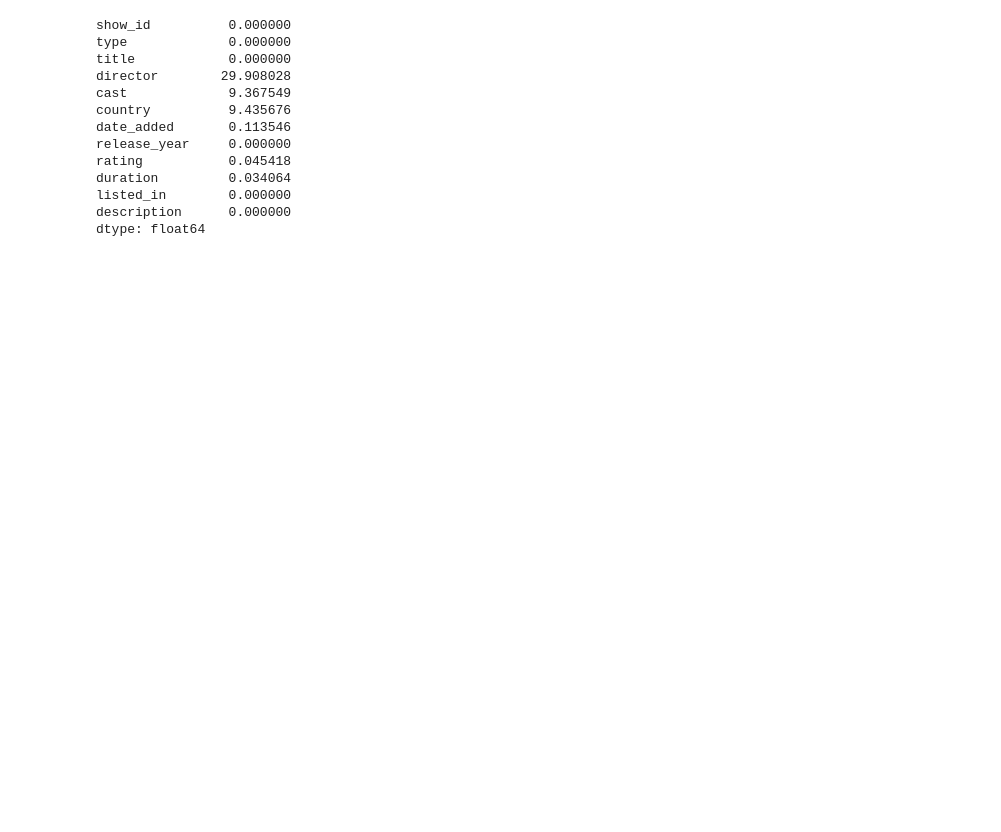
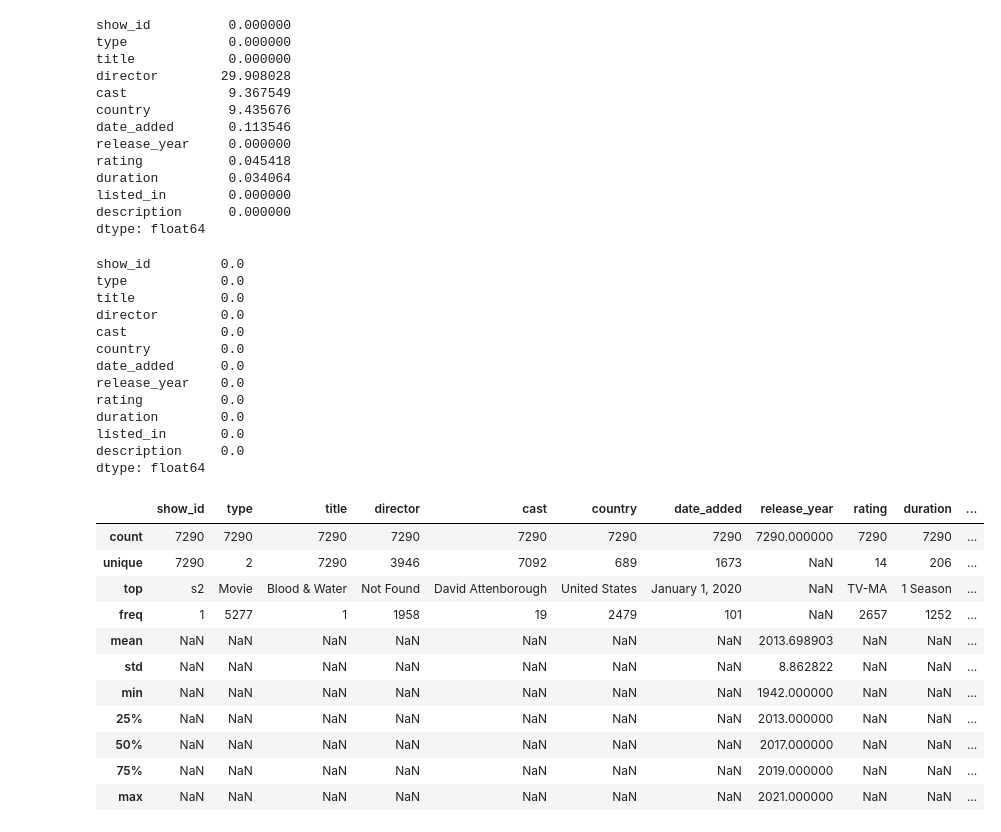
Before and after one commit to BrunaKrasotaMatos/MineracaoDados, a Jupyter notebook: VisualizacaoDadosTrilha4_BrunaMatos.ipynb, the cells around one changed output. Cells and saved outputs as stored; diff of their text form; code cells hidden in the pictures; blank space fills up the shorter version.

```diff
--- a/VisualizacaoDadosTrilha4_BrunaMatos.ipynb
+++ b/VisualizacaoDadosTrilha4_BrunaMatos.ipynb
@@ -78,4 +78,41 @@ dtype: float64
 # %%
 # São muitos valores para que simplismente remover. Logo teremos que mexer com a base de dados para incluir valores nesses casos
 # Poderíamos adicionar dados usando a probabilidade ou randomicamente, mas como as colunas com informações nulas são de variáveis categóricas,
-# para essa primeira análise não vamos mexer nesses dados
+
+df = df.dropna(subset=['director','cast','country','date_added','rating','duration'],how='any')
+df['director'] = df['director'].fillna(value='Not Found')
+# Poderiamos colocar Not Found para esses casos
+#df['cast'] = df['cast'].fillna(value='Not Found')
+#df['country'] = df['country'].fillna(value='Not Found')
+#df['rating'] = df['rating'].fillna(value='Not Found')
+#df['duration'] = df['duration'].fillna(value='Not Found')
+# mas vamos remover para simplificar a análise
+
+print((df.isnull().sum() / len(df))*100)
+df.describe(include='all')
+# %% [output]
+show_id         0.0
+type            0.0
+title           0.0
+director        0.0
+cast            0.0
+country         0.0
+date_added      0.0
+release_year    0.0
+rating          0.0
+duration        0.0
+listed_in       0.0
+description     0.0
+dtype: float64
+|  | show_id | type | title | director | cast | country | date_added | release_year | rating | duration | ... |
+| count | 7290 | 7290 | 7290 | 7290 | 7290 | 7290 | 7290 | 7290.000000 | 7290 | 7290 | ... |
+| unique | 7290 | 2 | 7290 | 3946 | 7092 | 689 | 1673 | NaN | 14 | 206 | ... |
+| top | s2 | Movie | Blood & Water | Not Found | David Attenborough | United States | January 1, 2020 | NaN | TV-MA | 1 Season | ... |
+| freq | 1 | 5277 | 1 | 1958 | 19 | 2479 | 101 | NaN | 2657 | 1252 | ... |
+| mean | NaN | NaN | NaN | NaN | NaN | NaN | NaN | 2013.698903 | NaN | NaN | ... |
+| std | NaN | NaN | NaN | NaN | NaN | NaN | NaN | 8.862822 | NaN | NaN | ... |
+| min | NaN | NaN | NaN | NaN | NaN | NaN | NaN | 1942.000000 | NaN | NaN | ... |
+| 25% | NaN | NaN | NaN | NaN | NaN | NaN | NaN | 2013.000000 | NaN | NaN | ... |
+| 50% | NaN | NaN | NaN | NaN | NaN | NaN | NaN | 2017.000000 | NaN | NaN | ... |
+| 75% | NaN | NaN | NaN | NaN | NaN | NaN | NaN | 2019.000000 | NaN | NaN | ... |
+| max | NaN | NaN | NaN | NaN | NaN | NaN | NaN | 2021.000000 | NaN | NaN | ... |
```
Also changed, not shown: parts of 7 cells of this notebook.
